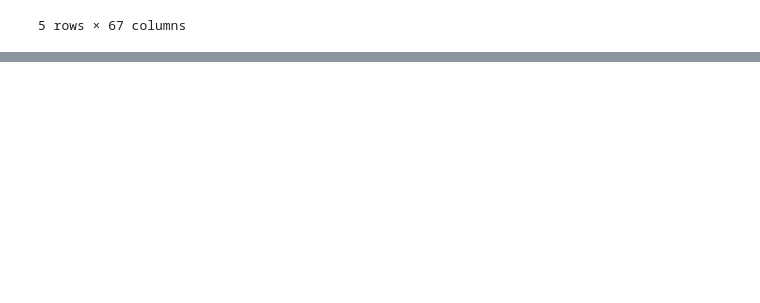
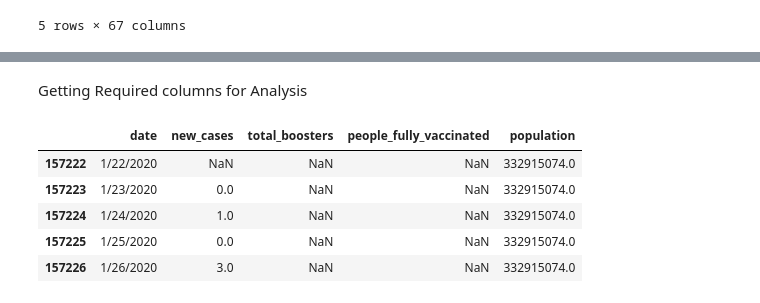
Before and after one commit to mohammedmoin44/EDA_Covid-19, a Jupyter notebook: EDA_covid.ipynb, the cells around one changed output, grey strips where cells are left out. Saved outputs shown, nothing was run; the diff lists cells and outputs as text; code cells hidden in the pictures; blank space fills up the shorter version.

```diff
--- a/EDA_covid.ipynb
+++ b/EDA_covid.ipynb
@@ -372,0 +385,12 @@ import plotly.express as px
+# %% [markdown]
+Getting Required columns for Analysis
+# %%
+usa = df_usa[['date','new_cases','total_boosters','people_fully_vaccinated','population']]
+usa.head()
+# %% [output]
+|  | date | new_cases | total_boosters | people_fully_vaccinated | population |
+| 157222 | 1/22/2020 | NaN | NaN | NaN | 332915074.0 |
+| 157223 | 1/23/2020 | 0.0 | NaN | NaN | 332915074.0 |
+| 157224 | 1/24/2020 | 1.0 | NaN | NaN | 332915074.0 |
+| 157225 | 1/25/2020 | 0.0 | NaN | NaN | 332915074.0 |
+| 157226 | 1/26/2020 | 3.0 | NaN | NaN | 332915074.0 |
```
Also changed, not shown: parts of 54 cells of this notebook.
